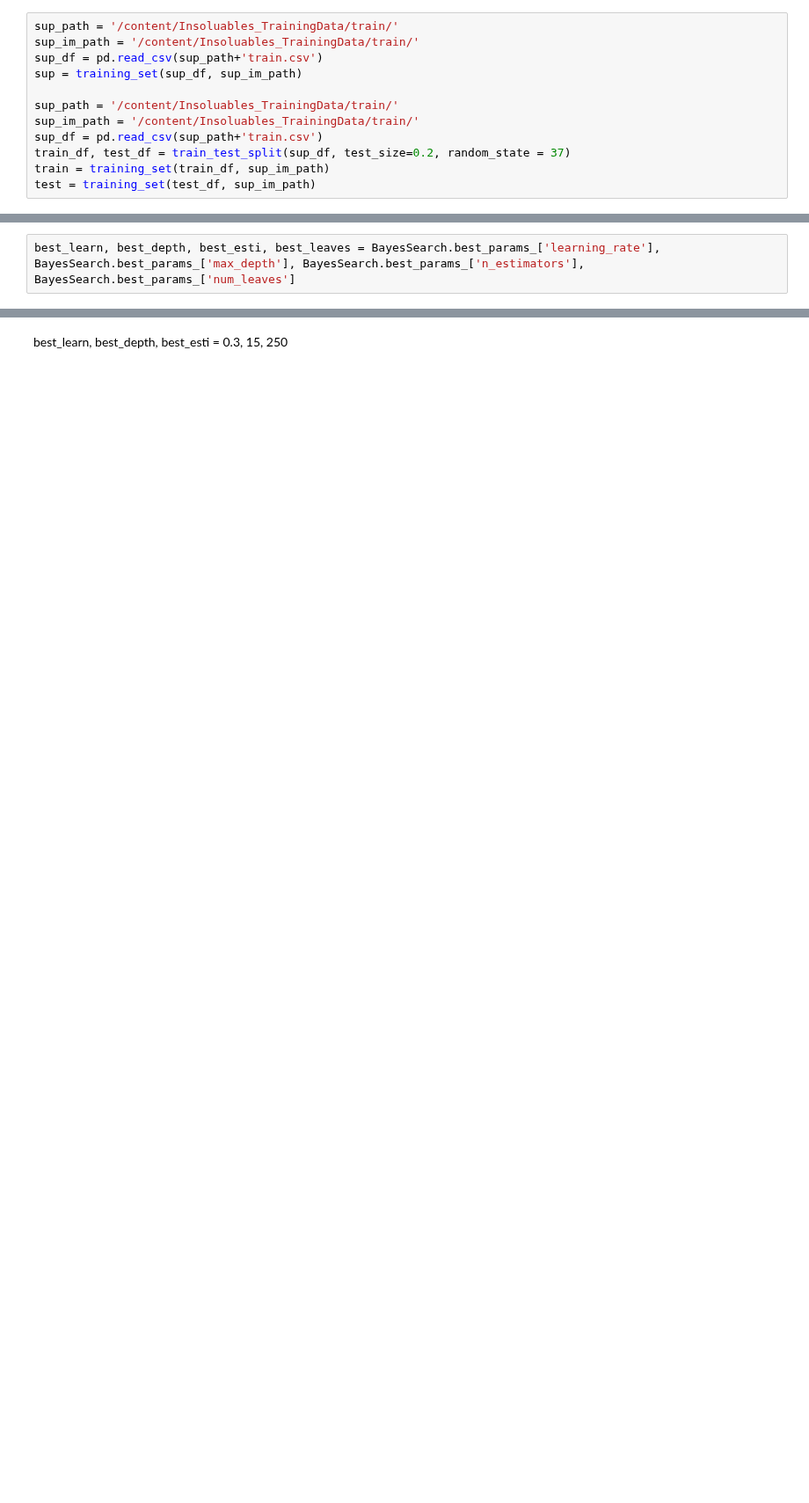
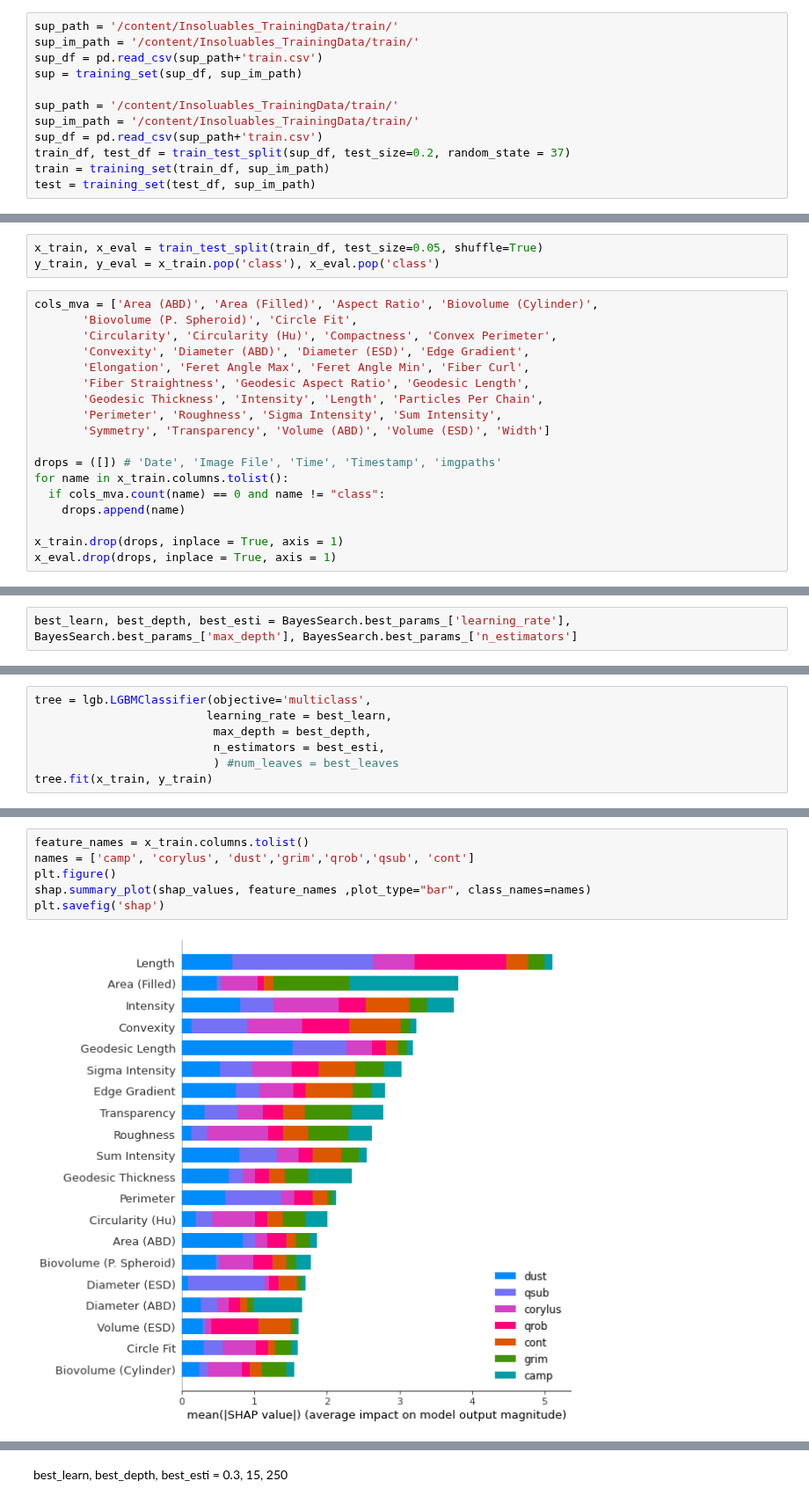
Before and after one commit to MadsNL/AMLMain, a Jupyter notebook: AML_IceCores_best_tree_shap.ipynb, the cells around one changed output, grey strips where cells are left out. Shown at 88% size. Cells and saved outputs as stored; diff of their text form; blank space fills up the shorter version.

```diff
--- a/AML_IceCores_best_tree_shap.ipynb
+++ b/AML_IceCores_best_tree_shap.ipynb
@@ -199,0 +104,21 @@ BEST TREE INCOMING
+# %%
+x_train, x_eval = train_test_split(train_df, test_size=0.05, shuffle=True)
+y_train, y_eval = x_train.pop('class'), x_eval.pop('class')
+# %%
+cols_mva = ['Area (ABD)', 'Area (Filled)', 'Aspect Ratio', 'Biovolume (Cylinder)',
+       'Biovolume (P. Spheroid)', 'Circle Fit',
+       'Circularity', 'Circularity (Hu)', 'Compactness', 'Convex Perimeter',
+       'Convexity', 'Diameter (ABD)', 'Diameter (ESD)', 'Edge Gradient',
+       'Elongation', 'Feret Angle Max', 'Feret Angle Min', 'Fiber Curl',
+       'Fiber Straightness', 'Geodesic Aspect Ratio', 'Geodesic Length',
+       'Geodesic Thickness', 'Intensity', 'Length', 'Particles Per Chain',
+       'Perimeter', 'Roughness', 'Sigma Intensity', 'Sum Intensity',
+       'Symmetry', 'Transparency', 'Volume (ABD)', 'Volume (ESD)', 'Width']
+
+drops = ([]) # 'Date', 'Image File', 'Time', 'Timestamp', 'imgpaths'
+for name in x_train.columns.tolist():
+  if cols_mva.count(name) == 0 and name != "class":
+    drops.append(name)
+
+x_train.drop(drops, inplace = True, axis = 1)
+x_eval.drop(drops, inplace = True, axis = 1)
@@ -256,2 +173,2 @@ BayesSearch_results:    Best parameters:  OrderedDict([('learning_rate', 0.3), (
 # %%
-best_learn, best_depth, best_esti, best_leaves = BayesSearch.best_params_['learning_rate'], BayesSearch.best_params_['max_depth'], BayesSearch.best_params_['n_estimators'], BayesSearch.best_params_['num_leaves']
+best_learn, best_depth, best_esti = BayesSearch.best_params_['learning_rate'], BayesSearch.best_params_['max_depth'], BayesSearch.best_params_['n_estimators']
@@ -257,0 +177,7 @@ best_learn, best_depth, best_esti, best_leaves = BayesSearch.best_params_['learn
+# %%
+tree = lgb.LGBMClassifier(objective='multiclass',
+                         learning_rate = best_learn,
+                          max_depth = best_depth,
+                          n_estimators = best_esti,
+                          ) #num_leaves = best_leaves
+tree.fit(x_train, y_train)
@@ -257,0 +190,8 @@ best_learn, best_depth, best_esti, best_leaves = BayesSearch.best_params_['learn
+# %%
+feature_names = x_train.columns.tolist()
+names = ['camp', 'corylus', 'dust','grim','qrob','qsub', 'cont']
+plt.figure()
+shap.summary_plot(shap_values, feature_names ,plot_type="bar", class_names=names)
+plt.savefig('shap')
+# %% [output]
+[figure, added]
```
Also changed, not shown: parts of 38 cells of this notebook.
